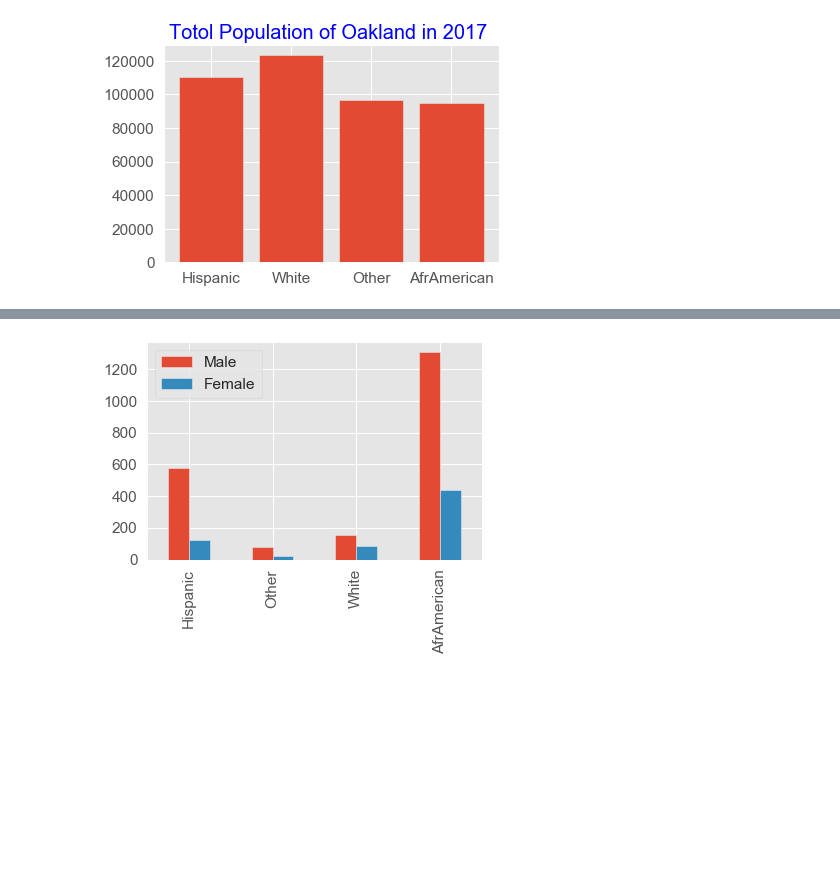
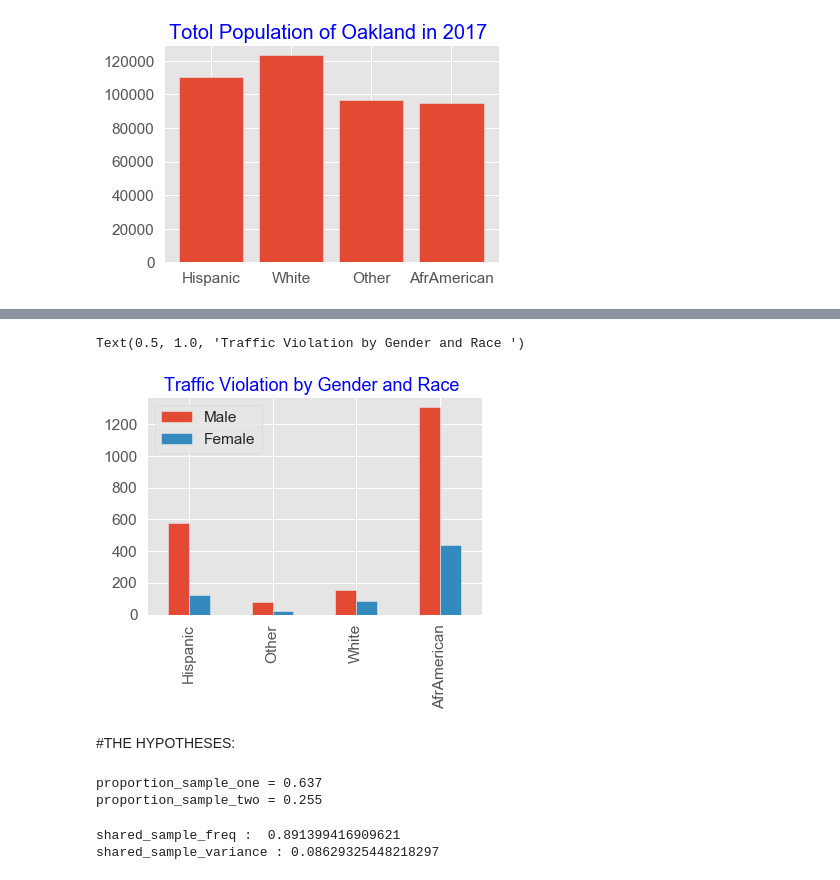
Before and after one commit to TemesgenT/Capestone_Project_1, a Jupyter notebook: CapeStoneproject_1.ipynb, the cells around one changed output, grey strips where cells are left out. Cells and saved outputs as stored; diff of their text form; code cells hidden in the pictures; blank space fills up the shorter version.

```diff
--- a/CapeStoneproject_1.ipynb
+++ b/CapeStoneproject_1.ipynb
@@ -193,10 +185,11 @@ Text(0.5, 1.0, 'Traffic violation by Sex and Race')
 # %%
-
 Male = [578 , 77, 155, 1307]
 Female = [121, 23, 83, 440]
 index = ['Hispanic', 'Other', 'White','AfrAmerican']
 df = pd.DataFrame({'Male': Male,
                     'Female': Female}, index=index)
 ax = df.plot.bar()
+ax.set_title("Traffic Violation by Gender and Race ",color = 'blue', fontsize = 18)
 # %% [output]
+Text(0.5, 1.0, 'Traffic Violation by Gender and Race ')
-[figure, old version]
+[figure, new version]
@@ -216,0 +196,21 @@ ax.set_title("Traffic violation by Sex and Race Male",color = 'blue', fontsize =
+# %% [markdown]
+
+#THE HYPOTHESES:
+# %%
+#Description, The sameple is taken from the street camera record over the period 2016 and 2017.
+# The Hypthesis is Two Samples of Oakland Residents based on Race, and One Categorical Variable:
+
+#Variable = Traffic_violation
+sample_one = AfrAmerican = 1747
+sample_two = Hispanic = 699
+sample_three = White = 198
+sample_four = Other = 100
+
+Total_sample_size =  Hispanic + AfrAmerican + White + Other
+proportions_sample_one = AfrAmerican / Total_sample_size
+proportions_sample_two = Hispanic /Total_sample_size
+print("proportion_sample_one = {:2.3f}".format(proportions_sample_one))
+print("proportion_sample_two = {:2.3f}".format(proportions_sample_two))
+# %% [output]
+proportion_sample_one = 0.637
+proportion_sample_two = 0.255
@@ -216,0 +223,13 @@ ax.set_title("Traffic violation by Sex and Race Male",color = 'blue', fontsize =
+# %%
+shared_sample_freq = (sample_one + sample_two) / Total_sample_size
+print("shared_sample_freq : ", shared_sample_freq)
+
+shared_sample_variance =  ( sample_one + sample_two)\
+* shared_sample_freq * (1 - shared_sample_freq)/(Total_sample_size)
+
+print("shared_sample_variance :", shared_sample_variance)
+
+difference_in_proportions = stats.norm(0, np.sqrt(shared_sample_variance))
+# %% [output]
+shared_sample_freq :  0.891399416909621
+shared_sample_variance : 0.08629325448218297
```
Also changed, not shown: parts of 19 cells of this notebook, 1 other file.
